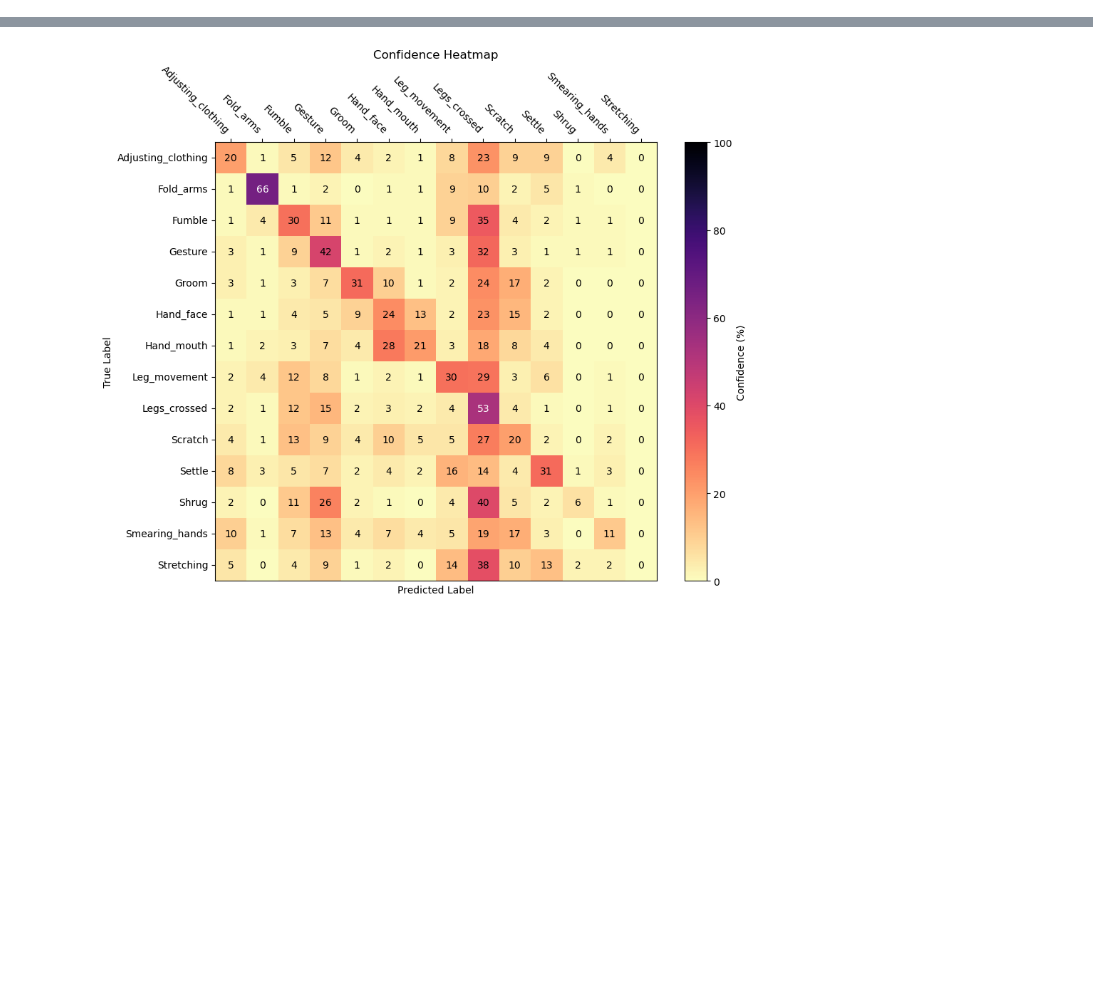
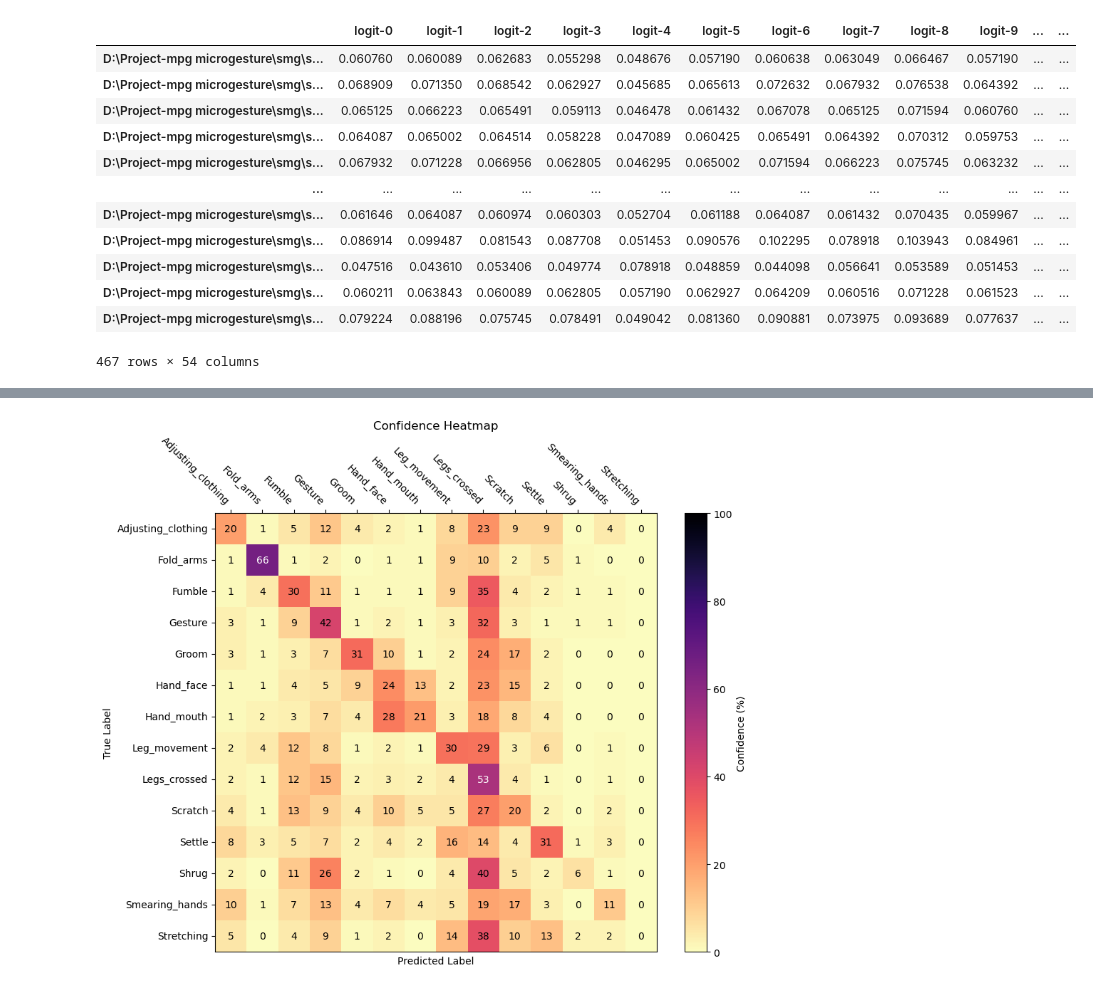
Before and after one commit to gutzcha/human_micro_gesture_classifier, a Jupyter notebook: data_exploration/consolidate_result_single_label.ipynb, the cells around one changed output, grey strips where cells are left out. Saved outputs shown, nothing was run; the diff lists cells and outputs as text; code cells hidden in the pictures; blank space fills up the shorter version.

```diff
--- a/data_exploration/consolidate_result_single_label.ipynb
+++ b/data_exploration/consolidate_result_single_label.ipynb
@@ -304,6 +252,22 @@ for logname , df_e in df_g:
     df_with_meta_list.append(add_metadata(df_e, df_metadata))
 
 df_with_meta = pd.concat(df_with_meta_list)
+# %%
+df_with_meta
+# %% [output]
+|  | logit-0 | logit-1 | logit-2 | logit-3 | logit-4 | logit-5 | logit-6 | logit-7 | logit-8 | logit-9 | ... | ... |
+| D:\Project-mpg microgesture\smg\s... | 0.060760 | 0.060089 | 0.062683 | 0.055298 | 0.048676 | 0.057190 | 0.060638 | 0.063049 | 0.066467 | 0.057190 | ... | ... |
+| D:\Project-mpg microgesture\smg\s... | 0.068909 | 0.071350 | 0.068542 | 0.062927 | 0.045685 | 0.065613 | 0.072632 | 0.067932 | 0.076538 | 0.064392 | ... | ... |
+| D:\Project-mpg microgesture\smg\s... | 0.065125 | 0.066223 | 0.065491 | 0.059113 | 0.046478 | 0.061432 | 0.067078 | 0.065125 | 0.071594 | 0.060760 | ... | ... |
+| D:\Project-mpg microgesture\smg\s... | 0.064087 | 0.065002 | 0.064514 | 0.058228 | 0.047089 | 0.060425 | 0.065491 | 0.064392 | 0.070312 | 0.059753 | ... | ... |
+| D:\Project-mpg microgesture\smg\s... | 0.067932 | 0.071228 | 0.066956 | 0.062805 | 0.046295 | 0.065002 | 0.071594 | 0.066223 | 0.075745 | 0.063232 | ... | ... |
+| ... | ... | ... | ... | ... | ... | ... | ... | ... | ... | ... | ... | ... |
+| D:\Project-mpg microgesture\smg\s... | 0.061646 | 0.064087 | 0.060974 | 0.060303 | 0.052704 | 0.061188 | 0.064087 | 0.061432 | 0.070435 | 0.059967 | ... | ... |
+| D:\Project-mpg microgesture\smg\s... | 0.086914 | 0.099487 | 0.081543 | 0.087708 | 0.051453 | 0.090576 | 0.102295 | 0.078918 | 0.103943 | 0.084961 | ... | ... |
+| D:\Project-mpg microgesture\smg\s... | 0.047516 | 0.043610 | 0.053406 | 0.049774 | 0.078918 | 0.048859 | 0.044098 | 0.056641 | 0.053589 | 0.051453 | ... | ... |
+| D:\Project-mpg microgesture\smg\s... | 0.060211 | 0.063843 | 0.060089 | 0.062805 | 0.057190 | 0.062927 | 0.064209 | 0.060516 | 0.071228 | 0.061523 | ... | ... |
+| D:\Project-mpg microgesture\smg\s... | 0.079224 | 0.088196 | 0.075745 | 0.078491 | 0.049042 | 0.081360 | 0.090881 | 0.073975 | 0.093689 | 0.077637 | ... | ... |
+467 rows × 54 columns
 # %%
 # df = df_with_meta.drop(columns='log_name').groupby(['sample_id','rec_no','subject_pos','view']).mean().reset_index()
 # df = df_with_meta.drop(columns='log_name').groupby(['sample_id']).mean().reset_index()
```
Also changed, not shown: parts of 38 cells of this notebook, 35 other files.
